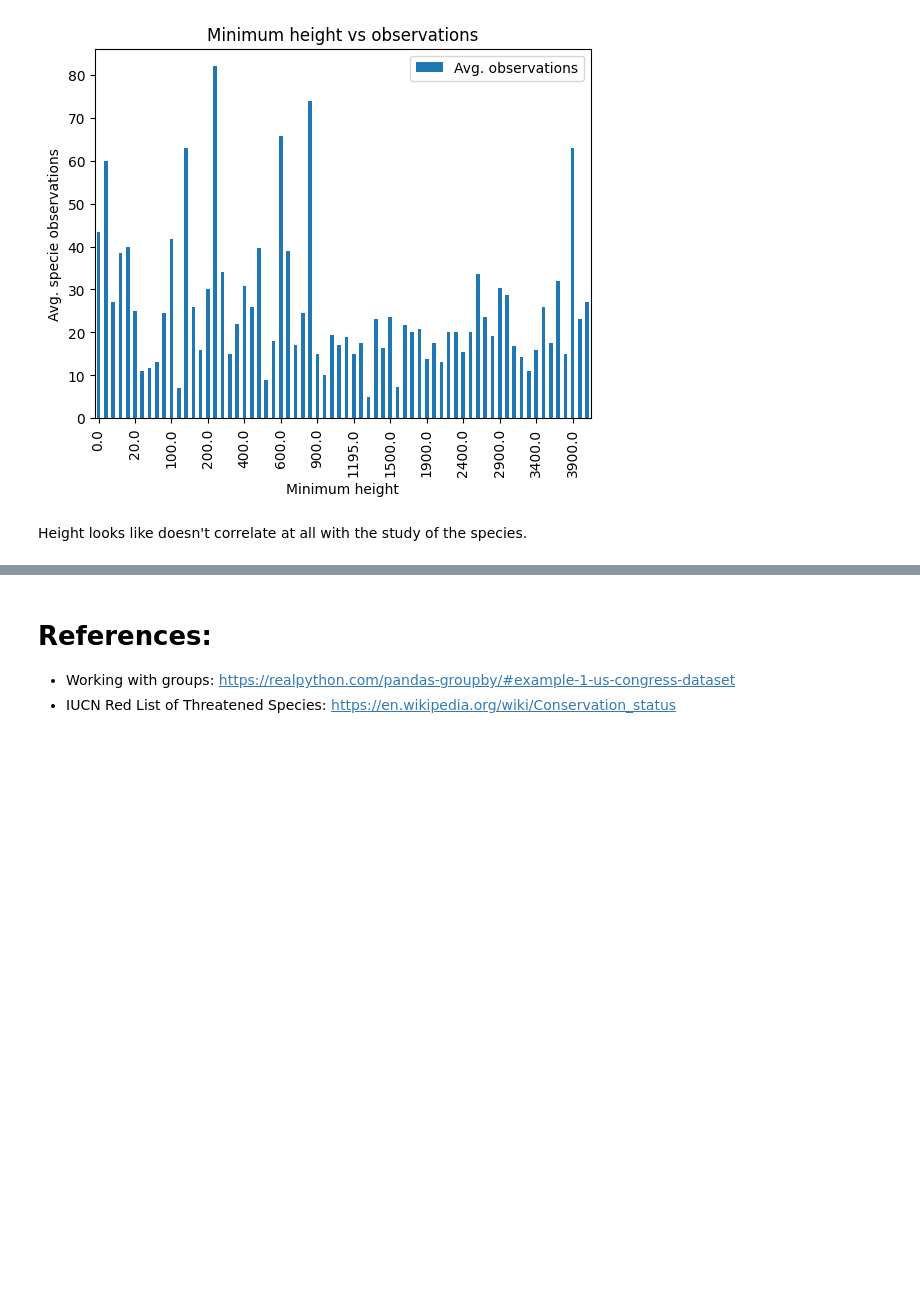
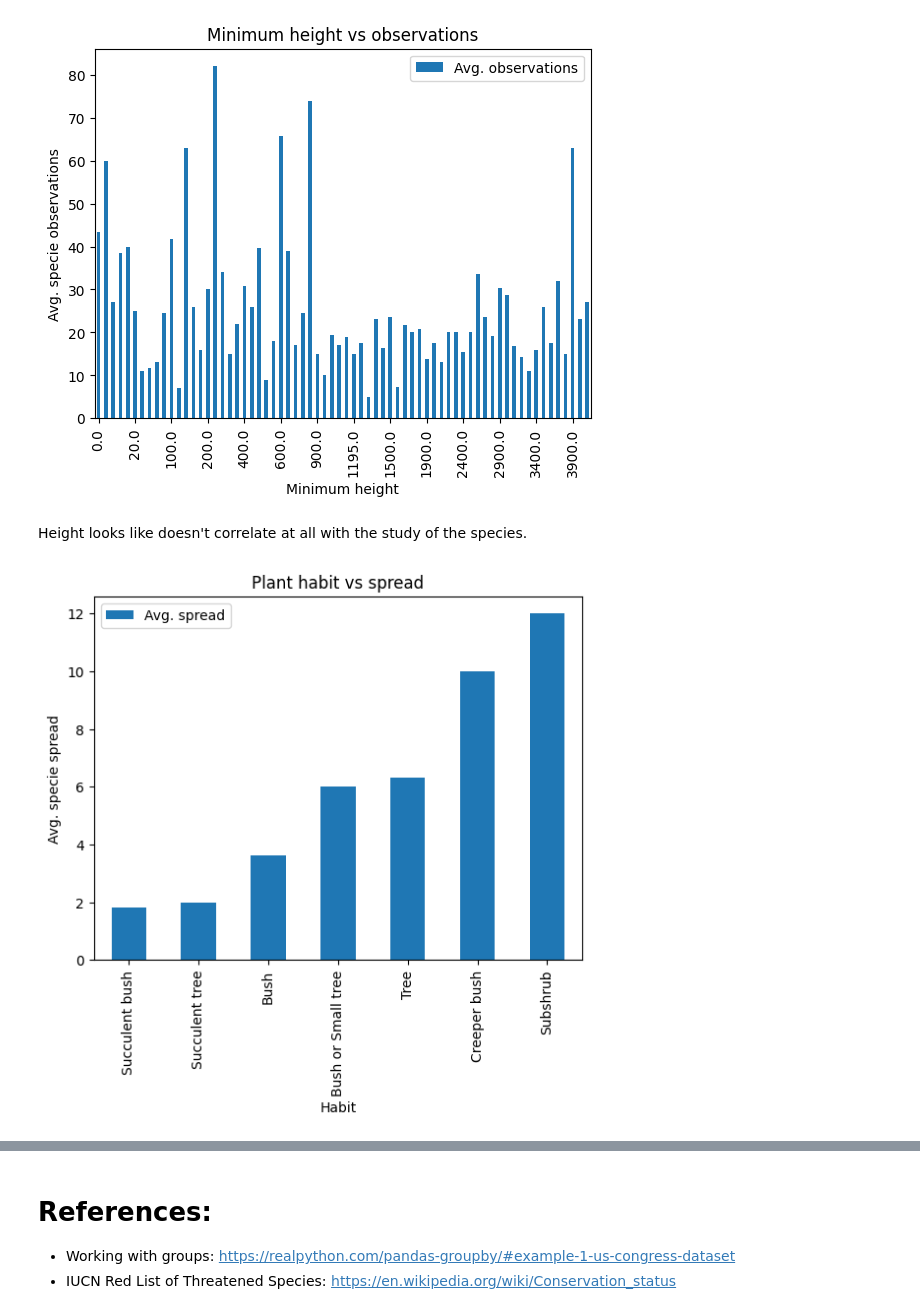
Before and after one commit to flawedvice/rasgos-cl-analysis, a Jupyter notebook: analysis.ipynb, the cells around one changed output, grey strips where cells are left out. Saved outputs shown, nothing was run; the diff lists cells and outputs as text; code cells hidden in the pictures; blank space fills up the shorter version.

```diff
--- a/analysis.ipynb
+++ b/analysis.ipynb
@@ -388,3 +388,16 @@ plt.show()
 [figure]
 # %% [markdown]
 Height looks like doesn't correlate at all with the study of the species.
+# %%
+locations_per_habit = clean_df.loc[:, ["habit", "location_score"]].groupby("habit").mean().sort_values("location_score")
+
+locations_per_habit.plot.bar(
+    title="Plant habit vs spread",
+    xlabel="Habit",
+    ylabel="Avg. specie spread",
+)
+
+plt.legend(["Avg. spread"])
+plt.show()
+# %% [output]
+[figure, added]
```
Also changed, not shown: parts of 8 cells of this notebook.
